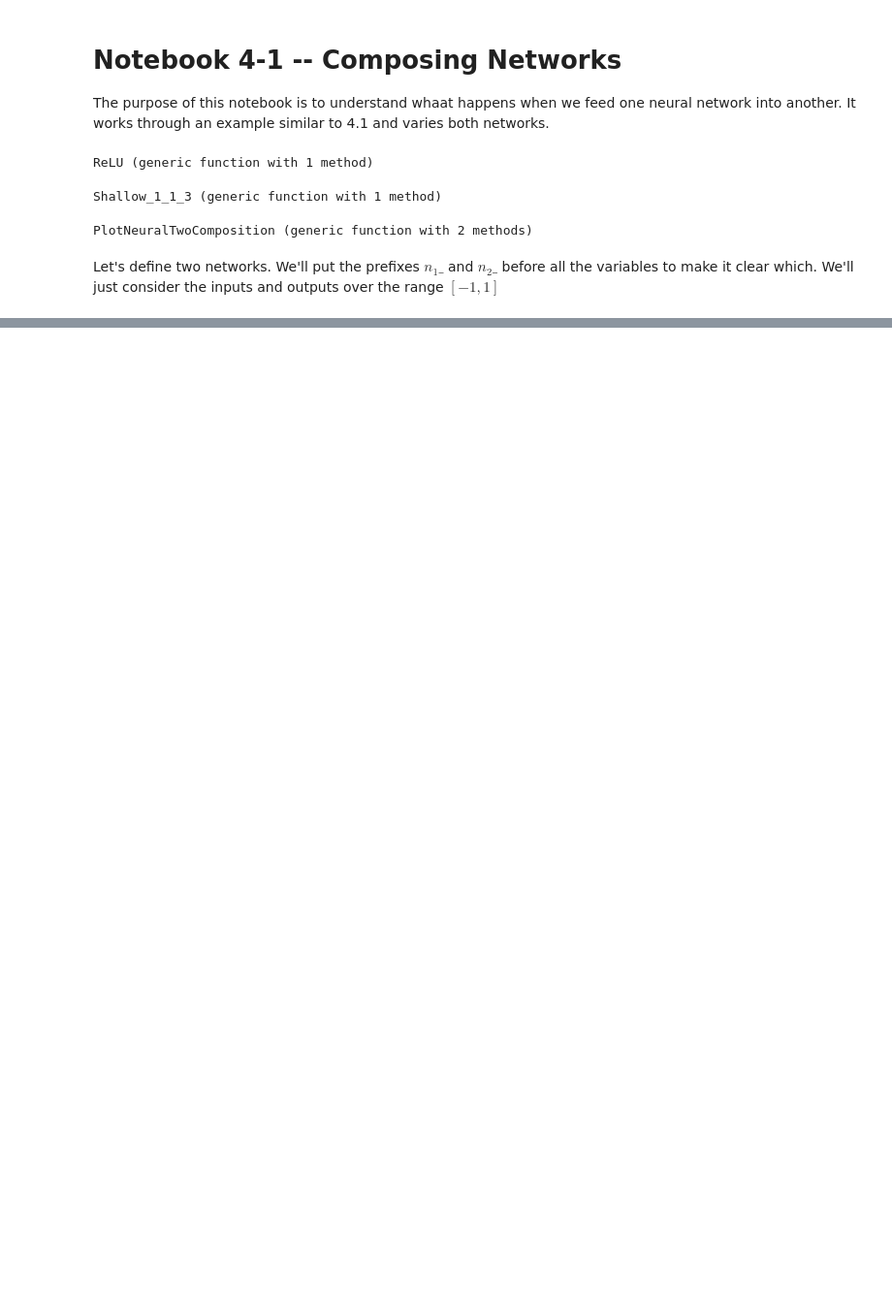
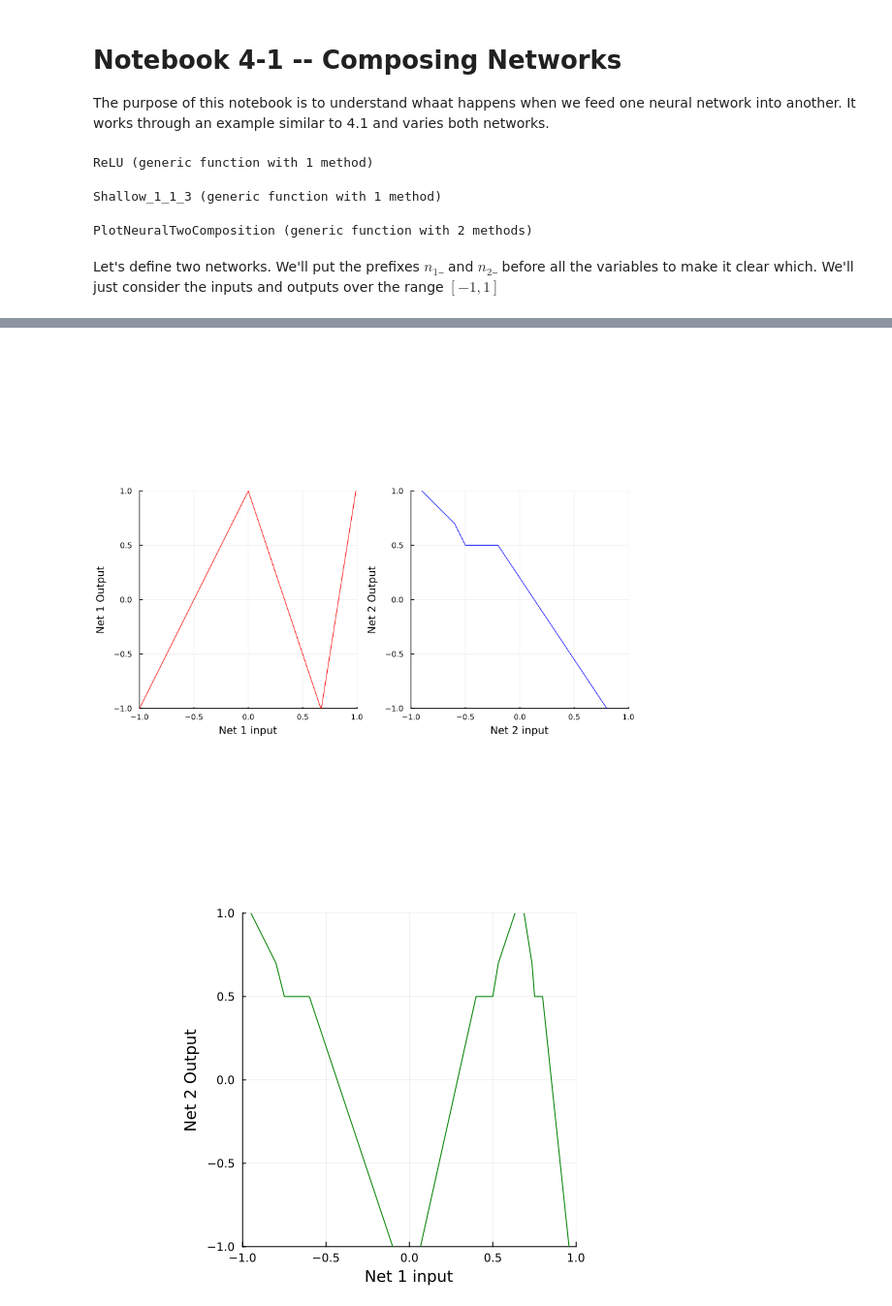
Before and after one commit to mirajcs/udl-julia, a Jupyter notebook: 4_1_Composing_Networks.ipynb, the cells around one changed output, grey strips where cells are left out. Shown at 97% size. Drawn from its saved outputs; the diff is of its cells as text; code cells hidden in the pictures; blank space fills up the shorter version.

```diff
--- a/4_1_Composing_Networks.ipynb
+++ b/4_1_Composing_Networks.ipynb
@@ -72,8 +72,8 @@ n₂_ϕ₀ = 0.5; n₂_ϕ₁ = -1.0; n₂_ϕ₂ = -1.5; n₂_ϕ₃ = 2.0
 x = -1.0:0.001:1-0.001
 
 # We run the first and second neural network for each of these input values
-Net1Out = Shallow_1_1_3(x, ReLU, n₁_ϕ₀, n₁_ϕ₁, n₁_ϕ₂, n₁_ϕ₃, n₁_θ₁₀, n₁_θ₁₁, n₁_θ₂₀, n₁_θ₂₁, n₁_θ₃₀, n₁_θ₃₁)
-Net2Out = Shallow_1_1_3(x, ReLU, n₂_ϕ₀, n₂_ϕ₁, n₂_ϕ₂, n₂_ϕ₃, n₂_θ₁₀, n₂_θ₁₁, n₂_θ₂₀, n₂_θ₂₁, n₂_θ₃₀, n₂_θ₃₁)
+Net1Out, = Shallow_1_1_3(x, ReLU, n₁_ϕ₀, n₁_ϕ₁, n₁_ϕ₂, n₁_ϕ₃, n₁_θ₁₀, n₁_θ₁₁, n₁_θ₂₀, n₁_θ₂₁, n₁_θ₃₀, n₁_θ₃₁)
+Net2Out, = Shallow_1_1_3(x, ReLU, n₂_ϕ₀, n₂_ϕ₁, n₂_ϕ₂, n₂_ϕ₃, n₂_θ₁₀, n₂_θ₁₁, n₂_θ₂₀, n₂_θ₂₁, n₂_θ₃₀, n₂_θ₃₁)
 
 # plot both graphs
 PlotNeuralTwoComposition(x, Net1Out, Net2Out)
@@ -81,0 +103,11 @@ PlotNeuralTwoComposition(x, Net1Out, Net2Out)
+# %%
+# Now let's see if your predictions were right
+
+# Feed the output of first network into second network
+Net12Out, = Shallow_1_1_3(Net1Out, ReLU, n₂_ϕ₀, n₂_ϕ₁, n₂_ϕ₂, n₂_ϕ₃, n₂_θ₁₀, n₂_θ₁₁, n₂_θ₂₀, n₂_θ₂₁, n₂_θ₃₀, n₂_θ₃₁)
+
+# plot all the graphs
+PlotNeuralTwoComposition(x, Net1Out, Net2Out, Net12Out)
+# %% [output]
+[figure, added]
+[figure, added]
```
Also changed, not shown: parts of 2 cells of this notebook.
